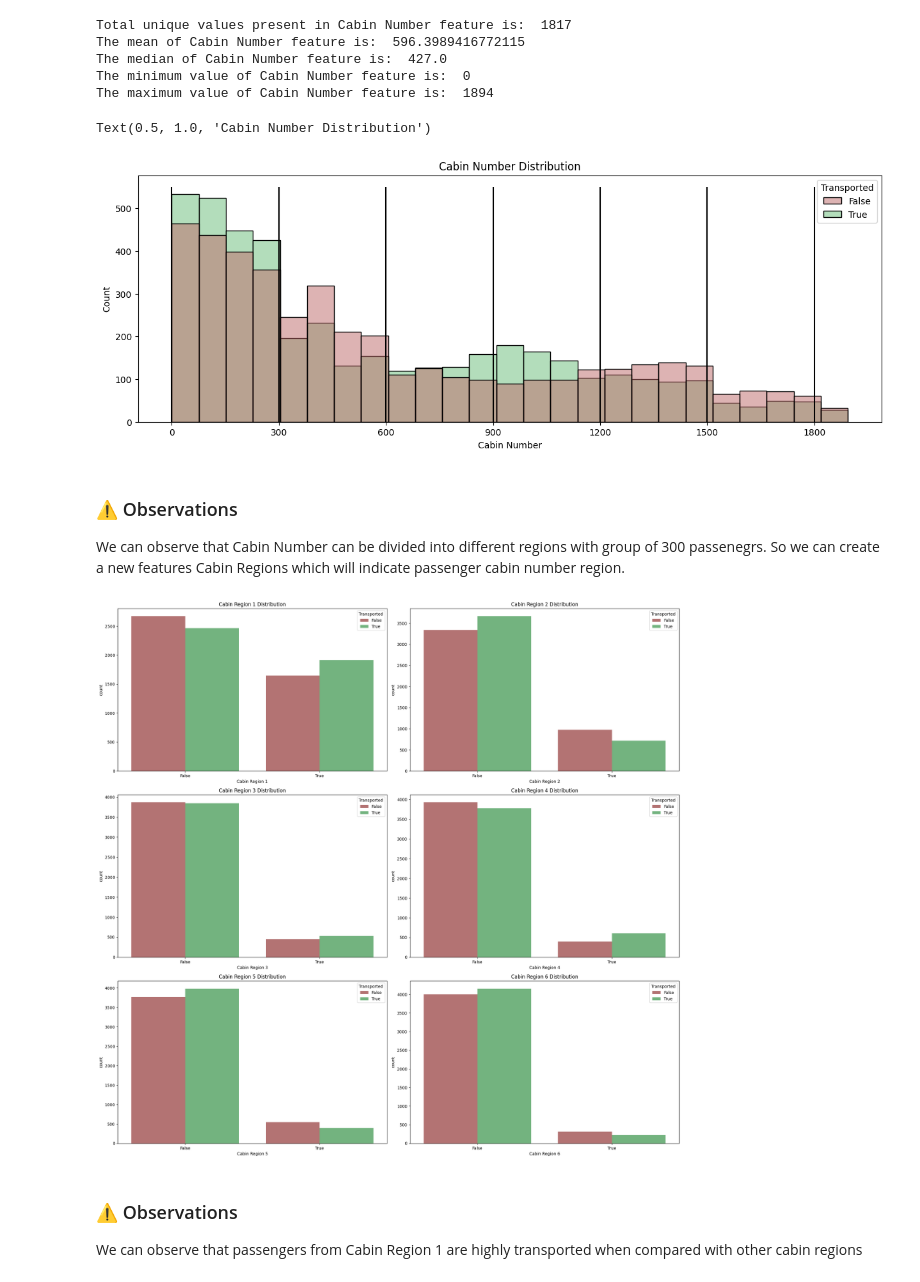
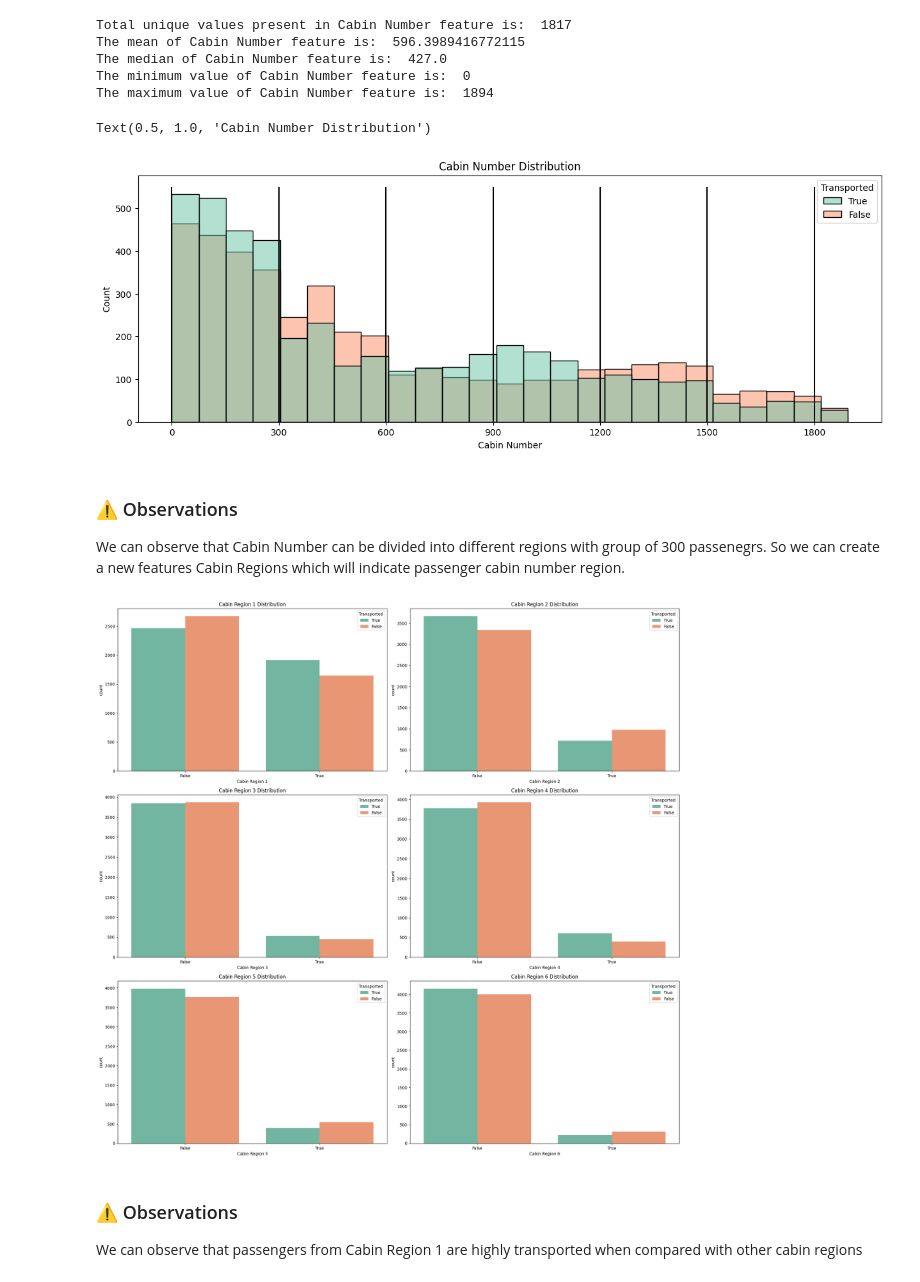
Before and after one commit to just-juanma/Spaceship-Titanic, a Jupyter notebook: notebooks/FeatureEngineering.ipynb, the cells around one changed output. Saved outputs shown, nothing was run; the diff lists cells and outputs as text; code cells hidden in the pictures.

Commit message:
color pallette changed and age group ft

```diff
--- a/notebooks/FeatureEngineering.ipynb
+++ b/notebooks/FeatureEngineering.ipynb
@@ -8,7 +8,7 @@ import seaborn as sns
 train_df = pd.read_csv("../dataset/raw/train.csv")
 test_df = pd.read_csv("../dataset/raw/test.csv")
 
-color_pallete = ["#bd6969", "#69bd78"]
+order_transported = sorted(train_df["Transported"].value_counts().keys().to_list(), reverse=True)
 # %%
 # Creating a new feature from 'PassengerId' feature
 train_df["PassengerId"].head().to_frame()
@@ -144,14 +144,14 @@ The maximum value of Cabin Number feature is:  1894
 # Visualizing "Cabin Number" feature
 x_ticks = list(range(0, 1900, 300))
 plt.figure(figsize=(15,5))
-sns.histplot(x="Cabin Number", data=train_df, hue="Transported", palette=color_pallete)
+sns.histplot(x="Cabin Number", data=train_df, hue="Transported", palette="Set2", hue_order= order_transported)
 plt.xticks(x_ticks)
 for i in x_ticks:
         plt.vlines(i, ymin=0, ymax=550,color="black")
 plt.title("Cabin Number Distribution")
 # %% [output]
 Text(0.5, 1.0, 'Cabin Number Distribution')
-[figure, old version]
+[figure, new version]
 # %% [markdown]
 ### ⚠ Observations
 We can observe that Cabin Number can be divided into different regions with group of 300 passenegrs. So we can create a new features Cabin Regions which will indicate passenger cabin number region.
@@ -174,14 +174,14 @@ test_df.drop(columns=["Cabin Number"],inplace=True)
 # %%
 # Visualizing Cabin Region feature
 cols = ["Cabin Region 1","Cabin Region 2","Cabin Region 3","Cabin Region 4","Cabin Region 5","Cabin Region 6"]
 plt.figure(figsize=(20,25))
 for i, value in enumerate(cols):
     plt.subplot(4,2,i+1)
-    sns.countplot(x=value, hue="Transported", data=train_df, palette=color_pallete)
+    sns.countplot(x=value, hue="Transported", data=train_df, palette="Set2", hue_order= order_transported)
     plt.title(f"{value} Distribution")
     plt.tight_layout()
 # %% [output]
-[figure, old version]
+[figure, new version]
 # %% [markdown]
 ### ⚠ Observations
 We can observe that passengers from Cabin Region 1 are highly transported when compared with other cabin regions
```
Also changed, not shown: parts of 8 cells of this notebook, 1 other file.
